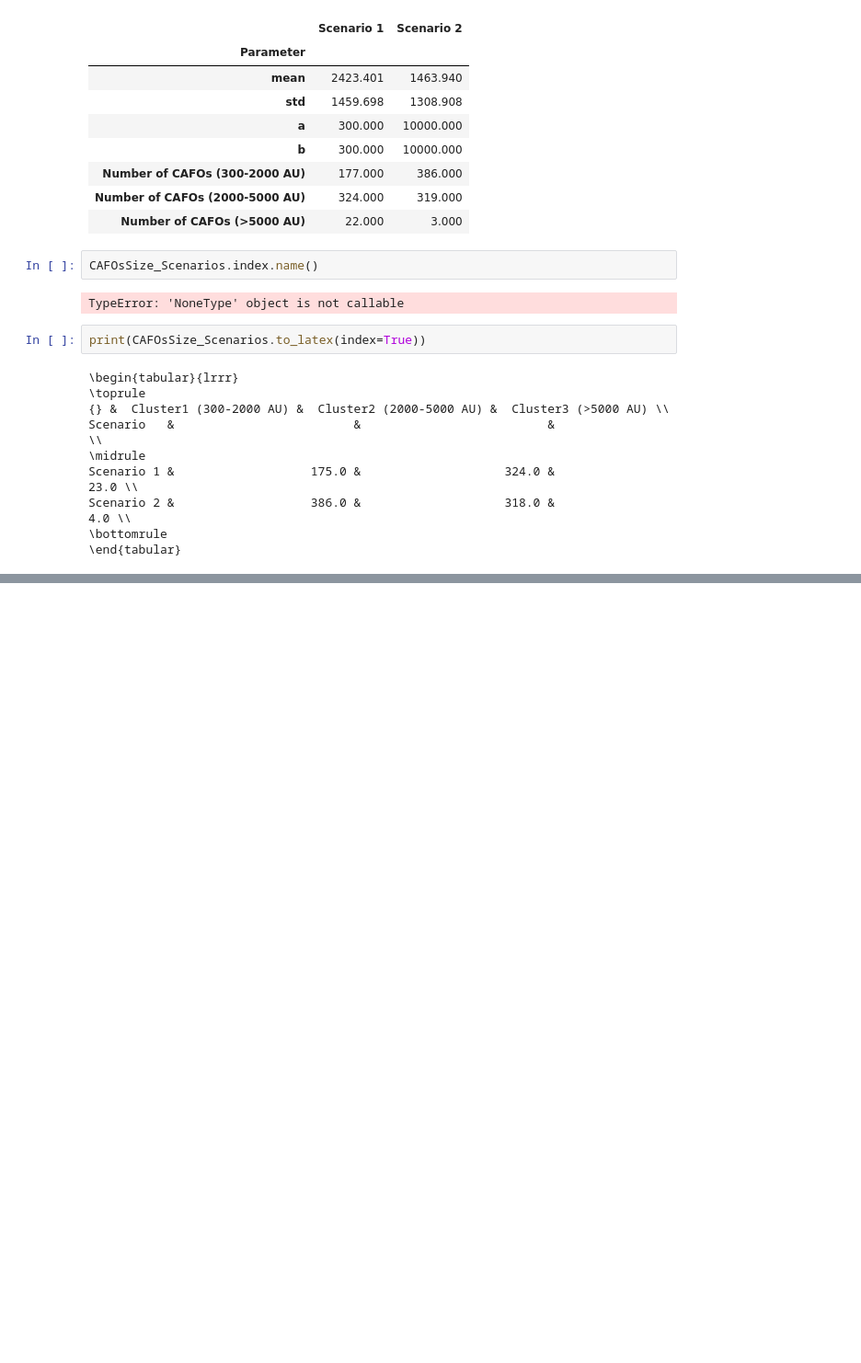
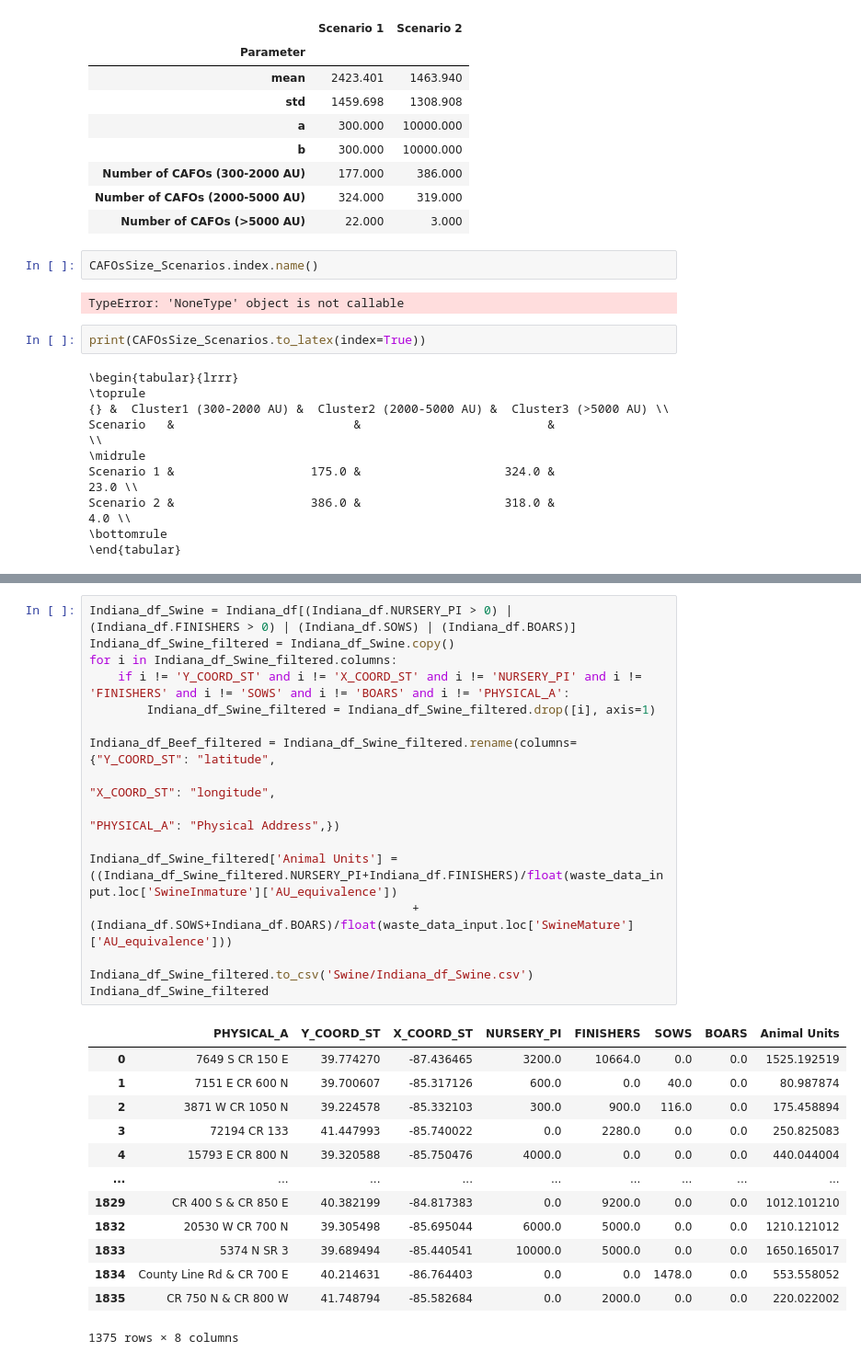
Before and after one commit to emartinher-ULaval/Ontario_P-FlowsRecovery, a Jupyter notebook: Data/CAFOSSizesDistributions/CAFOS_Sizes_Distributions.ipynb, the cells around one changed output, grey strips where cells are left out. Shown at 92% size. Cells and saved outputs as stored; diff of their text form; blank space fills up the shorter version.

```diff
--- a/Data/CAFOSSizesDistributions/CAFOS_Sizes_Distributions.ipynb
+++ b/Data/CAFOSSizesDistributions/CAFOS_Sizes_Distributions.ipynb
@@ -893,0 +921,30 @@ param_df_Scenario2.loc['mean']['Mean']
+# %%
+Indiana_df_Swine = Indiana_df[(Indiana_df.NURSERY_PI > 0) | (Indiana_df.FINISHERS > 0) | (Indiana_df.SOWS) | (Indiana_df.BOARS)]
+Indiana_df_Swine_filtered = Indiana_df_Swine.copy()
+for i in Indiana_df_Swine_filtered.columns:
+    if i != 'Y_COORD_ST' and i != 'X_COORD_ST' and i != 'NURSERY_PI' and i != 'FINISHERS' and i != 'SOWS' and i != 'BOARS' and i != 'PHYSICAL_A':
+        Indiana_df_Swine_filtered = Indiana_df_Swine_filtered.drop([i], axis=1)
+
+Indiana_df_Beef_filtered = Indiana_df_Swine_filtered.rename(columns={"Y_COORD_ST": "latitude",
+                                                                    "X_COORD_ST": "longitude",
+                                                                    "PHYSICAL_A": "Physical Address",})
+
+Indiana_df_Swine_filtered['Animal Units'] = ((Indiana_df_Swine_filtered.NURSERY_PI+Indiana_df.FINISHERS)/float(waste_data_input.loc['SwineInmature']['AU_equivalence'])
+                                             +(Indiana_df.SOWS+Indiana_df.BOARS)/float(waste_data_input.loc['SwineMature']['AU_equivalence']))
+
+Indiana_df_Swine_filtered.to_csv('Swine/Indiana_df_Swine.csv')
+Indiana_df_Swine_filtered
+# %% [output]
+|  | PHYSICAL_A | Y_COORD_ST | X_COORD_ST | NURSERY_PI | FINISHERS | SOWS | BOARS | Animal Units |
+| 0 | 7649 S CR 150 E | 39.774270 | -87.436465 | 3200.0 | 10664.0 | 0.0 | 0.0 | 1525.192519 |
+| 1 | 7151 E CR 600 N | 39.700607 | -85.317126 | 600.0 | 0.0 | 40.0 | 0.0 | 80.987874 |
+| 2 | 3871 W CR 1050 N | 39.224578 | -85.332103 | 300.0 | 900.0 | 116.0 | 0.0 | 175.458894 |
+| 3 | 72194 CR 133 | 41.447993 | -85.740022 | 0.0 | 2280.0 | 0.0 | 0.0 | 250.825083 |
+| 4 | 15793 E CR 800 N | 39.320588 | -85.750476 | 4000.0 | 0.0 | 0.0 | 0.0 | 440.044004 |
+| ... | ... | ... | ... | ... | ... | ... | ... | ... |
+| 1829 | CR 400 S & CR 850 E | 40.382199 | -84.817383 | 0.0 | 9200.0 | 0.0 | 0.0 | 1012.101210 |
+| 1832 | 20530 W CR 700 N | 39.305498 | -85.695044 | 6000.0 | 5000.0 | 0.0 | 0.0 | 1210.121012 |
+| 1833 | 5374 N SR 3 | 39.689494 | -85.440541 | 10000.0 | 5000.0 | 0.0 | 0.0 | 1650.165017 |
+| 1834 | County Line Rd & CR 700 E | 40.214631 | -86.764403 | 0.0 | 0.0 | 1478.0 | 0.0 | 553.558052 |
+| 1835 | CR 750 N & CR 800 W | 41.748794 | -85.582684 | 0.0 | 2000.0 | 0.0 | 0.0 | 220.022002 |
+1375 rows × 8 columns
```
Also changed, not shown: parts of 10 cells of this notebook, 25 other files.
